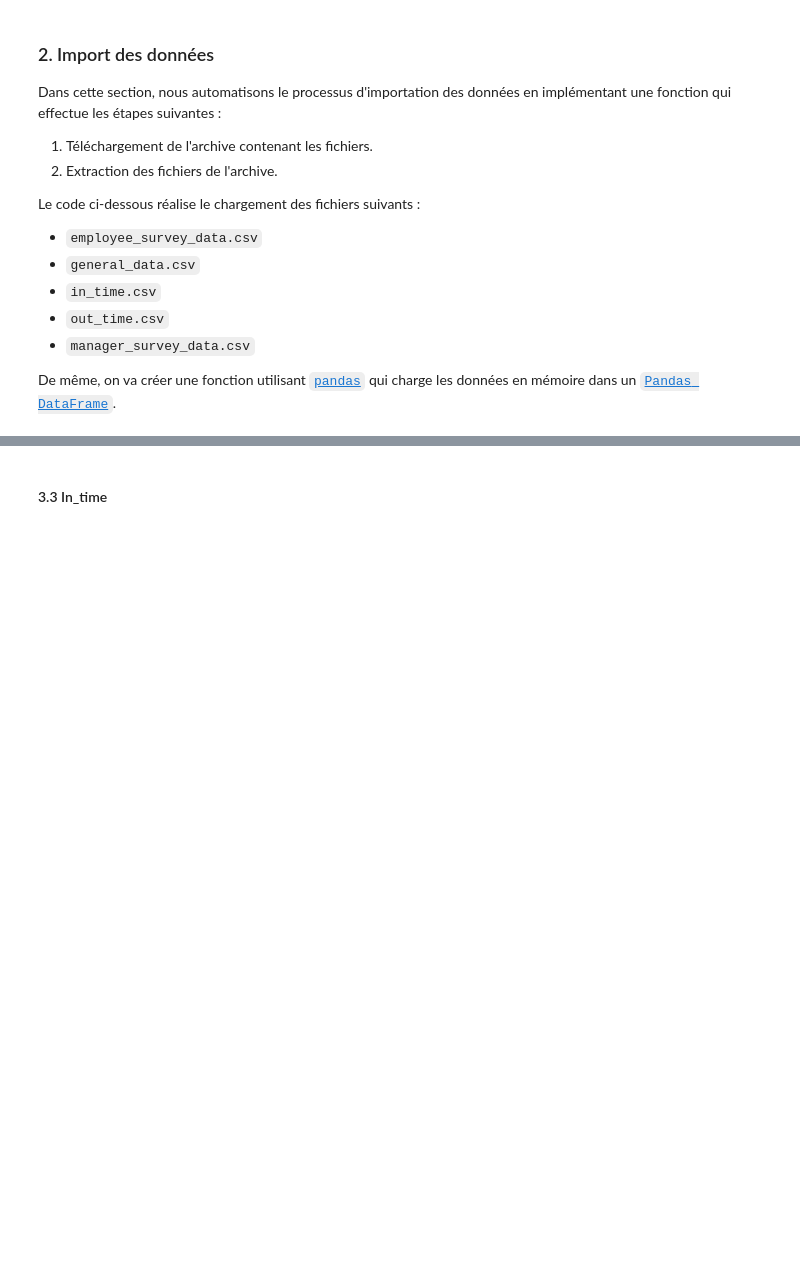
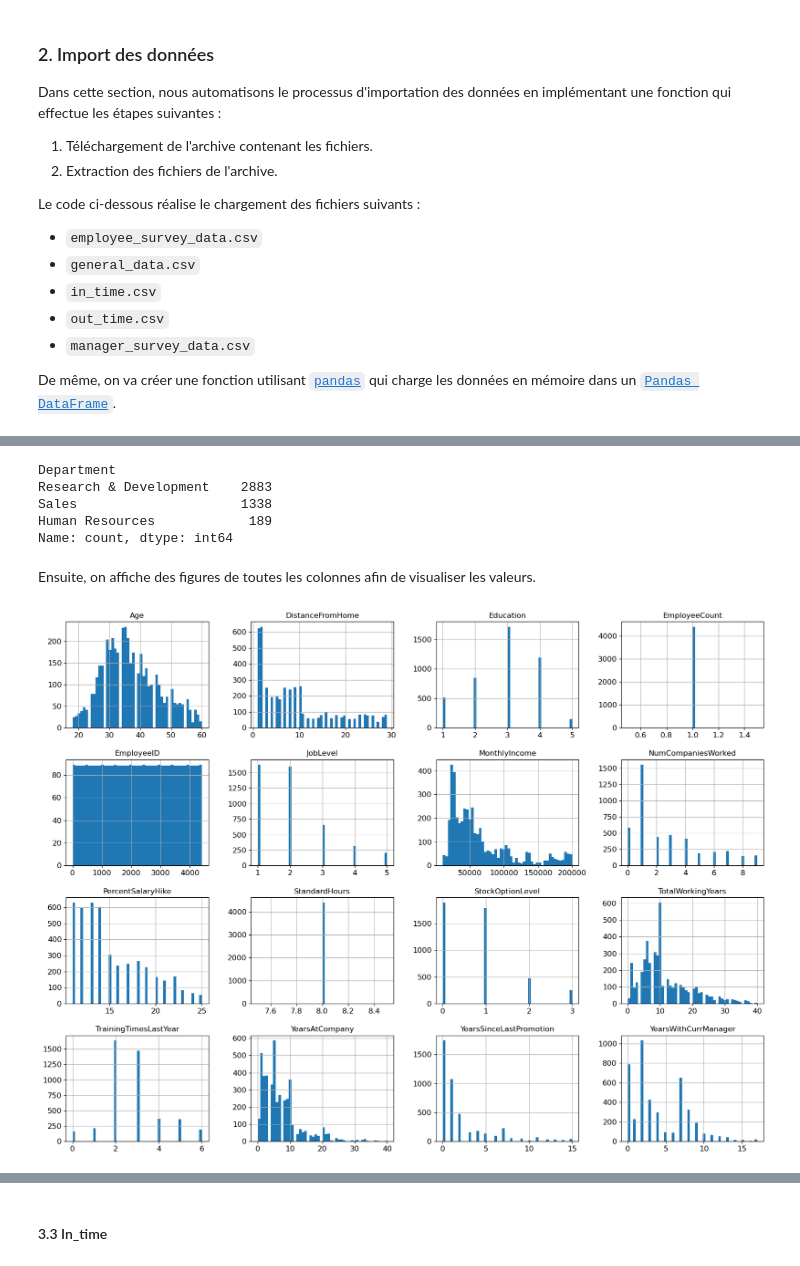
Before and after one commit to AnatholyB1/AI_A4, a Jupyter notebook: notebook/data_preprocessing.ipynb, the cells around one changed output, grey strips where cells are left out. Cells and saved outputs as stored; diff of their text form; code cells hidden in the pictures; blank space fills up the shorter version.

```diff
--- a/notebook/data_preprocessing.ipynb
+++ b/notebook/data_preprocessing.ipynb
@@ -134,0 +152,15 @@ manager = load_manager_data()
+# %%
+general['Department'].value_counts()
+# %% [output]
+Department
+Research & Development    2883
+Sales                     1338
+Human Resources            189
+Name: count, dtype: int64
+# %% [markdown]
+Ensuite, on affiche des figures de toutes les colonnes afin de visualiser les valeurs.
+# %%
+general.hist(bins=50, figsize=(20,15))
+plt.show()
+# %% [output]
+[figure, added]
```
Also changed, not shown: parts of 14 cells of this notebook.
